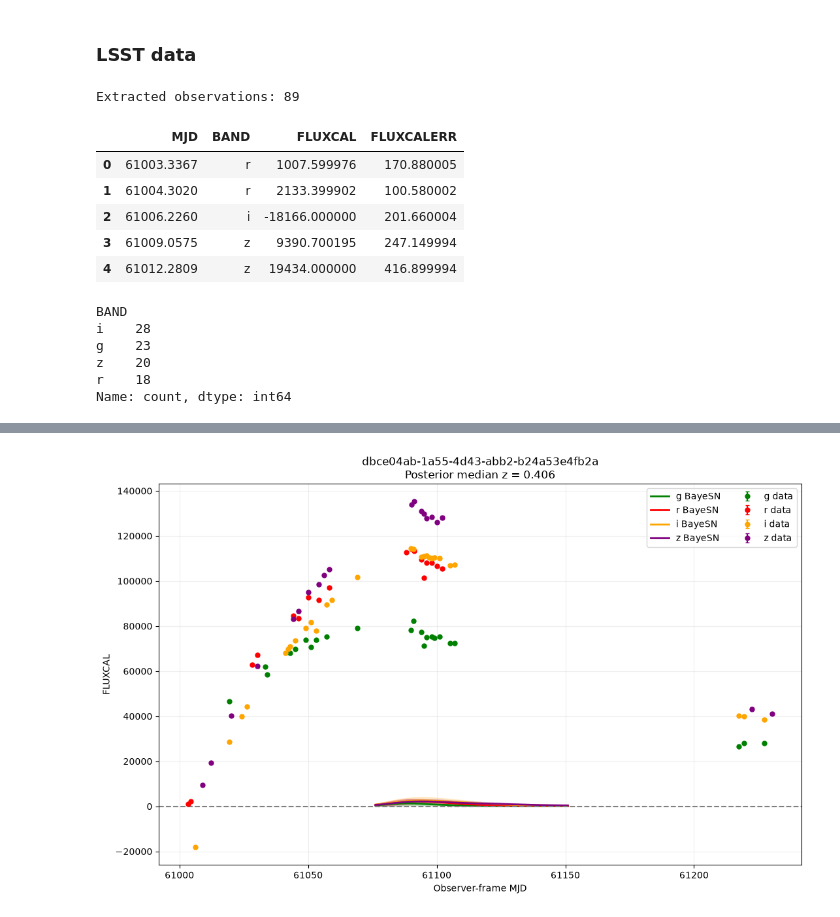
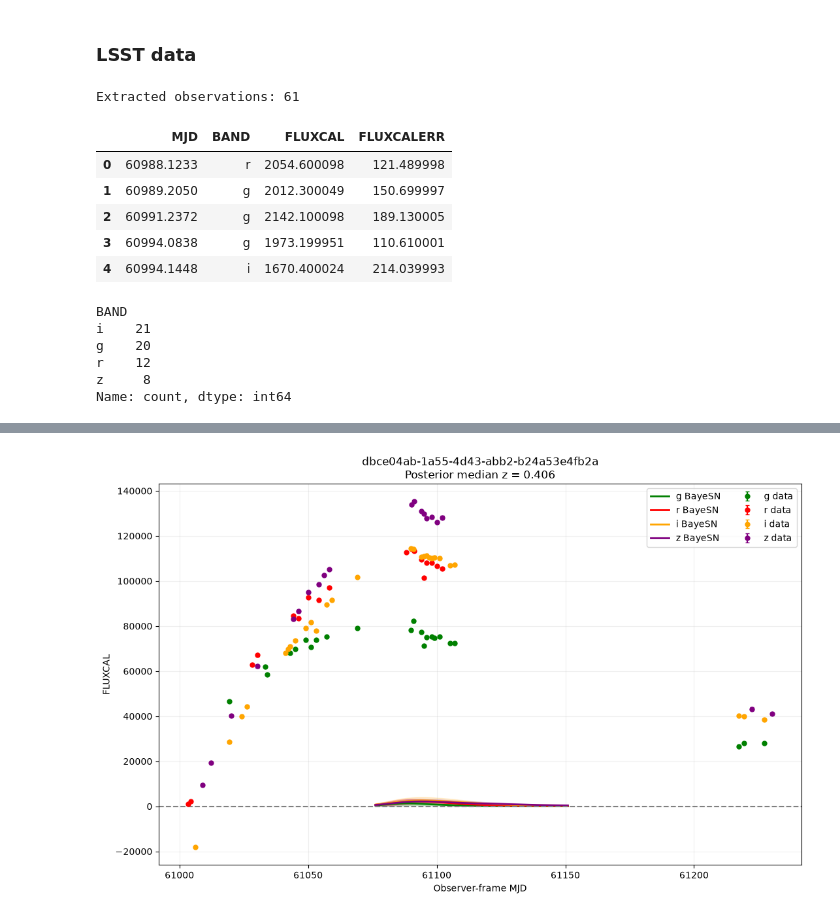
Before and after one commit to jennake/bayesn-lsst-project, a Jupyter notebook: notebooks/fit_comparison.ipynb, the cells around one changed output, grey strips where cells are left out. Drawn from its saved outputs; the diff is of its cells as text; code cells hidden in the pictures.

```diff
--- a/notebooks/fit_comparison.ipynb
+++ b/notebooks/fit_comparison.ipynb
@@ -44,7 +44,7 @@ with ZipFile(lsst_zip, "r") as archive:
         phot_data = hdul[1].data.copy()
 # %%
 # Crossmatch function
-target_snid = "dbce04ab-1a55-4d43-abb2-b24a53e4fb2a"
+target_snid = "47dc4b9e-d800-4f53-9b89-a252a47c8ae5"
 
 all_snids = np.char.strip(
     np.asarray(head_data["SNID"]).astype(str)
@@ -450,7 +450,7 @@ plt.show()
 # %% [markdown]
 ### LSST data
 # %%
-target_snid = "dbce04ab-1a55-4d43-abb2-b24a53e4fb2a"
+target_snid = "47dc4b9e-d800-4f53-9b89-a252a47c8ae5"
 head_row = head_data[
     np.char.strip(head_data["SNID"].astype(str)) == target_snid
 ][0]
@@ -476,33 +476,33 @@ def get_lightcurve(head_row, phot_table):
 
 target_lc = get_lightcurve(head_row, phot_data)
 # %%
-target_snid = "dbce04ab-1a55-4d43-abb2-b24a53e4fb2a"
+target_snid = "47dc4b9e-d800-4f53-9b89-a252a47c8ae5"
 
 snids = np.char.strip(
     head_data["SNID"].astype(str)
 )
 
 head_row = head_data[snids == target_snid][0]
 
 target_lc = get_lightcurve(
     head_row,
     phot_data,
 )
 
 print("Extracted observations:", len(target_lc))
 display(
     target_lc[
         ["MJD", "BAND", "FLUXCAL", "FLUXCALERR"]
     ].head()
 )
 # %% [output]
-Extracted observations: 89
+Extracted observations: 61
 |  | MJD | BAND | FLUXCAL | FLUXCALERR |
-| 0 | 61003.3367 | r | 1007.599976 | 170.880005 |
-| 1 | 61004.3020 | r | 2133.399902 | 100.580002 |
-| 2 | 61006.2260 | i | -18166.000000 | 201.660004 |
-| 3 | 61009.0575 | z | 9390.700195 | 247.149994 |
-| 4 | 61012.2809 | z | 19434.000000 | 416.899994 |
+| 0 | 60988.1233 | r | 2054.600098 | 121.489998 |
+| 1 | 60989.2050 | g | 2012.300049 | 150.699997 |
+| 2 | 60991.2372 | g | 2142.100098 | 189.130005 |
+| 3 | 60994.0838 | g | 1973.199951 | 110.610001 |
+| 4 | 60994.1448 | i | 1670.400024 | 214.039993 |
 # %%
 # Keep valid measurements
 target_lc = target_lc[
@@ -523,10 +523,10 @@ target_lc["BAND"] = (
 print(target_lc["BAND"].value_counts())
 # %% [output]
 BAND
-i    28
-g    23
-z    20
-r    18
+i    21
+g    20
+r    12
+z     8
 Name: count, dtype: int64
 # %%
 import jax.numpy as jnp
```
Also changed, not shown: parts of 33 cells of this notebook, 1 other file.
